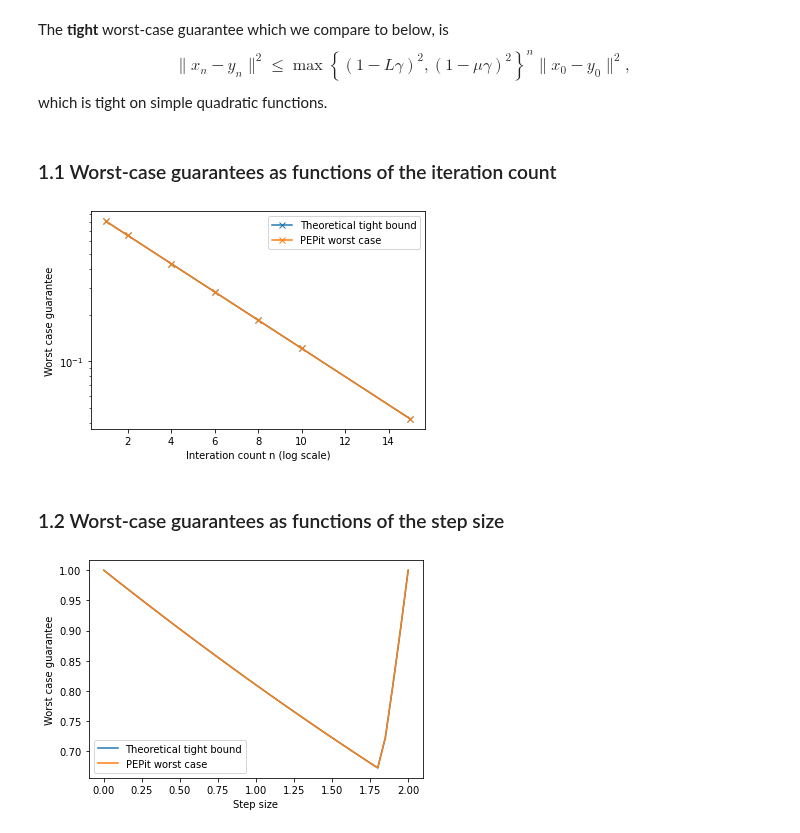
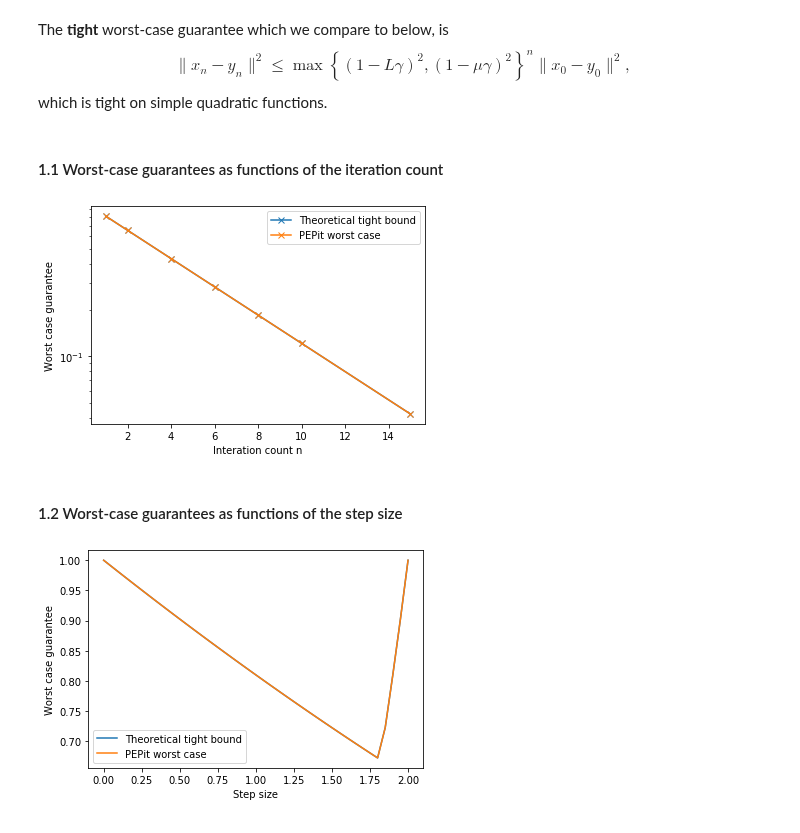
Before and after one commit to PerformanceEstimation/PEPit, a Jupyter notebook: ressources/demo/PEPit_demo.ipynb, the cells around one changed output. Drawn from its saved outputs; the diff is of its cells as text; code cells hidden in the pictures.

```diff
--- a/ressources/demo/PEPit_demo.ipynb
+++ b/ressources/demo/PEPit_demo.ipynb
@@ -15,0 +69,6 @@ PEPit can be installed following these $\href{https://pypi.org/project/PEPit/}{i
+# %%
+# Specify values for the smoothness parameter L, number of iterations n, and the step size gamma.
+L = 3
+n = 4
+gamma =  1/L
+verbose = True
@@ -197,7 +260,7 @@ The **tight** worst-case guarantee which we compare to below, is
 \end{equation}
 which is tight on simple quadratic functions.
 # %% [markdown]
-### 1.1 Worst-case guarantees as functions of the iteration count <a class="anchor" id="section_1_1"></a>
+#### 1.1 Worst-case guarantees as functions of the iteration count <a class="anchor" id="section_1_1"></a>
 # %%
 # Set the parameters
 L = 1          # smoothness parameter
@@ -223,19 +286,19 @@ for n in n_list:
 # %%
 # Plot theoretical and PEPit (numerical) worst-case performance bounds as functions of the iteration count
 
 plt.plot(n_list, theoretical_taus, label='Theoretical tight bound', marker='x')
 plt.plot(n_list, pepit_taus, label='PEPit worst case', marker='x')
 
 plt.semilogy()
 plt.legend()
-plt.xlabel('Interation count n (log scale)')
+plt.xlabel('Interation count n')
 plt.ylabel('Worst case guarantee')
 
 plt.show()
 # %% [output]
-[figure, old version]
+[figure, new version]
 # %% [markdown]
-### 1.2 Worst-case guarantees as functions of the step size <a class="anchor" id="section_1_2"></a>
+#### 1.2 Worst-case guarantees as functions of the step size <a class="anchor" id="section_1_2"></a>
 # %%
 # Set the parameters
 n = 1      # iteration counter
```
Also changed, not shown: parts of 39 cells of this notebook, 7 other files.
